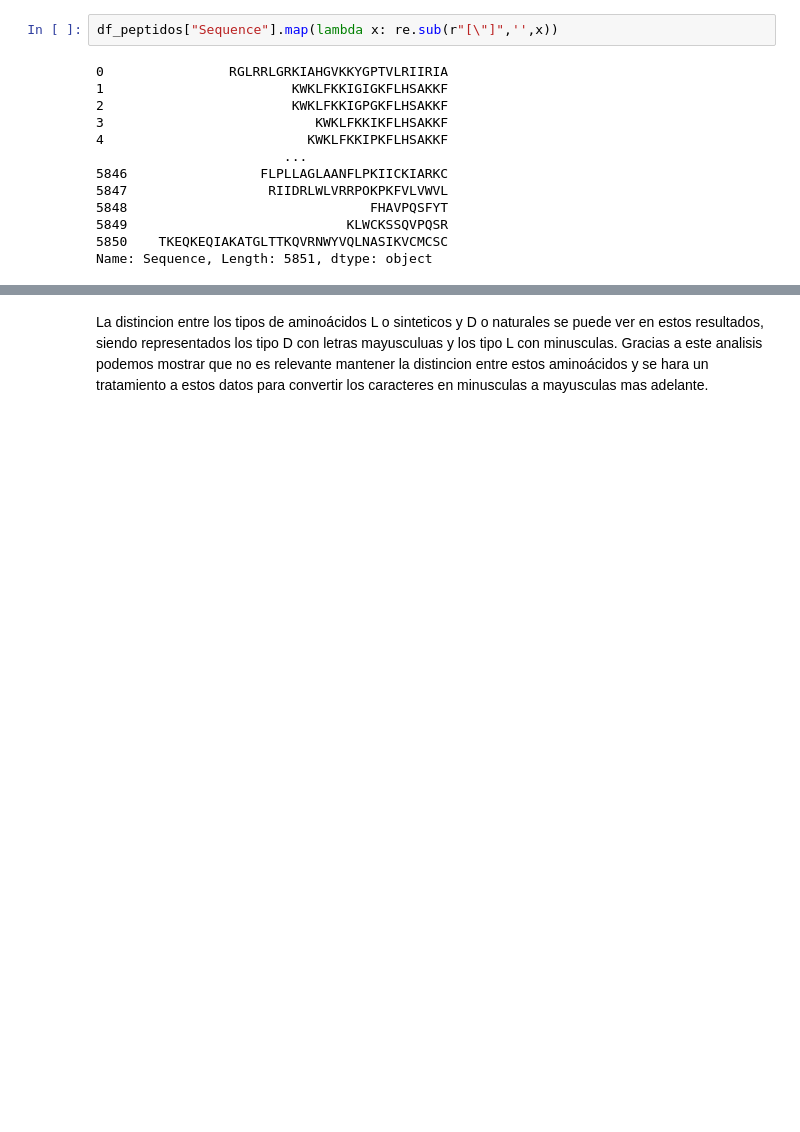
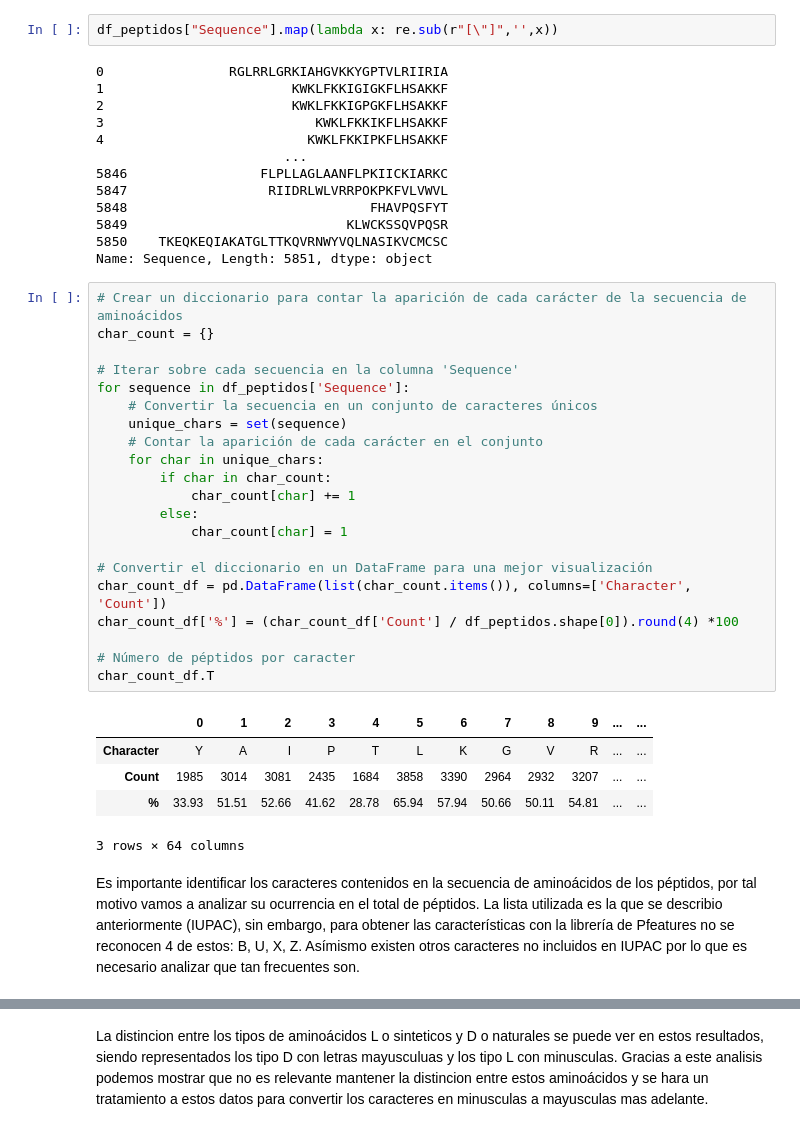
Before and after one commit to A01795375/Proyecto_Integrador_cancer, a Jupyter notebook: notebooks/Avance 2.1.ipynb, the cells around one changed output, grey strips where cells are left out. Cells and saved outputs as stored; diff of their text form; blank space fills up the shorter version.

```diff
--- a/notebooks/Avance 2.1.ipynb
+++ b/notebooks/Avance 2.1.ipynb
@@ -158,3 +157,32 @@ df_peptidos["Sequence"].map(lambda x: re.sub(r"[\"]",'',x))
 5849                            KLWCKSSQVPQSR
 5850    TKEQKEQIAKATGLTTKQVRNWYVQLNASIKVCMCSC
 Name: Sequence, Length: 5851, dtype: object
+# %%
+# Crear un diccionario para contar la aparición de cada carácter de la secuencia de aminoácidos
+char_count = {}
+
+# Iterar sobre cada secuencia en la columna 'Sequence'
+for sequence in df_peptidos['Sequence']:
+    # Convertir la secuencia en un conjunto de caracteres únicos
+    unique_chars = set(sequence)
+    # Contar la aparición de cada carácter en el conjunto
+    for char in unique_chars:
+        if char in char_count:
+            char_count[char] += 1
+        else:
+            char_count[char] = 1
+
+# Convertir el diccionario en un DataFrame para una mejor visualización
+char_count_df = pd.DataFrame(list(char_count.items()), columns=['Character', 'Count'])
+char_count_df['%'] = (char_count_df['Count'] / df_peptidos.shape[0]).round(4) *100
+
+# Número de péptidos por caracter
+char_count_df.T
+# %% [output]
+|  | 0 | 1 | 2 | 3 | 4 | 5 | 6 | 7 | 8 | 9 | ... | ... |
+| Character | Y | A | I | P | T | L | K | G | V | R | ... | ... |
+| Count | 1985 | 3014 | 3081 | 2435 | 1684 | 3858 | 3390 | 2964 | 2932 | 3207 | ... | ... |
+| % | 33.93 | 51.51 | 52.66 | 41.62 | 28.78 | 65.94 | 57.94 | 50.66 | 50.11 | 54.81 | ... | ... |
+3 rows × 64 columns
+# %% [markdown]
+Es importante identificar los caracteres contenidos en la secuencia de aminoácidos de los péptidos, por tal motivo vamos a analizar su ocurrencia en el total de péptidos. La lista utilizada es la que se describio anteriormente (IUPAC), sin embargo, para obtener las características con la librería de Pfeatures no se reconocen 4 de estos: B, U, X, Z. Asímismo existen otros caracteres no incluidos en IUPAC por lo que es necesario analizar que tan frecuentes son.
```
Also changed, not shown: parts of 19 cells of this notebook, 2 other files.
